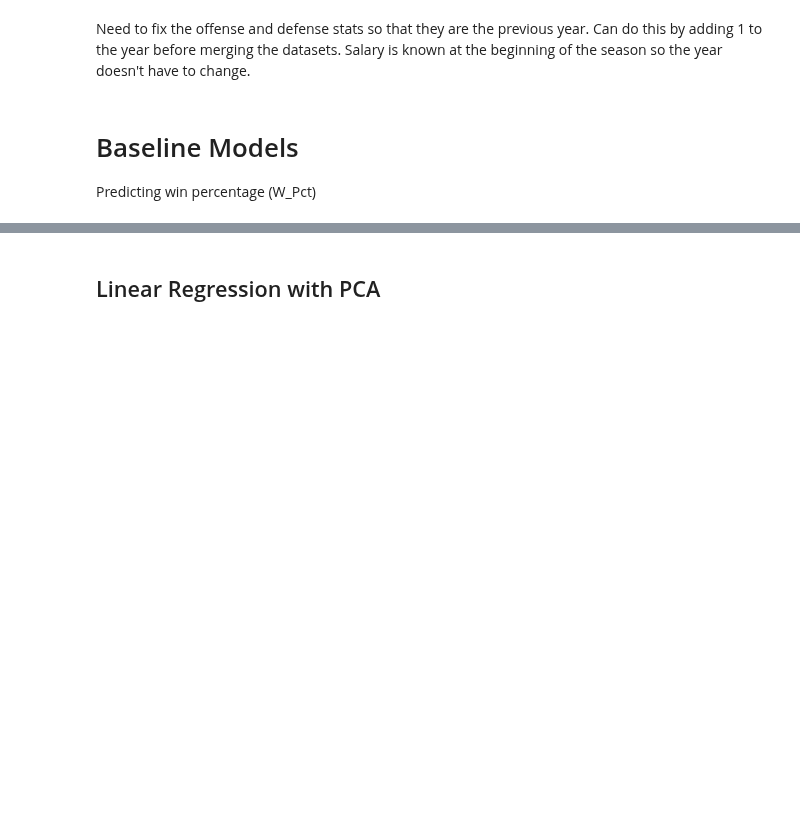
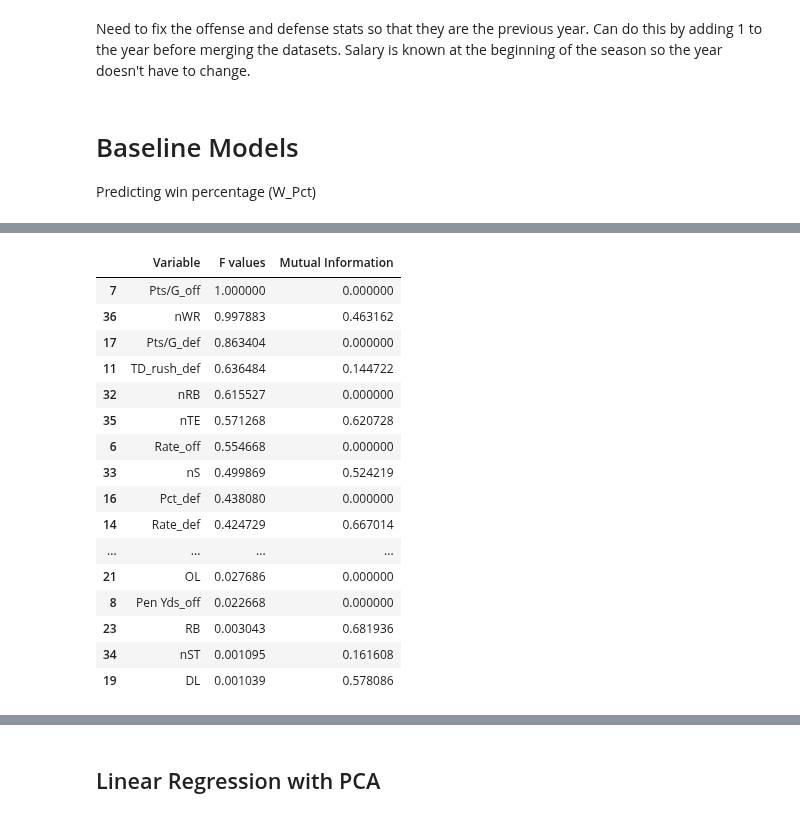
Before and after one commit to tsansom/Springboard-Data-Science, a Jupyter notebook: capstone_projects/nfl/3.1 - Predicting Win Percentage.ipynb, the cells around one changed output, grey strips where cells are left out. Drawn from its saved outputs; the diff is of its cells as text; code cells hidden in the pictures; blank space fills up the shorter version.

```diff
--- a/capstone_projects/nfl/3.1 - Predicting Win Percentage.ipynb
+++ b/capstone_projects/nfl/3.1 - Predicting Win Percentage.ipynb
@@ -108 +108,32 @@ RMSE: 0.19644550199328642
 [figure]
+# %%
+from sklearn.feature_selection import f_regression, mutual_info_regression
+
+F, _ = f_regression(X, y[target_var])
+mi = mutual_info_regression(X, y[target_var], n_neighbors=5, random_state=42)
+
+f_reg = pd.DataFrame(list(zip(X.columns, F, mi)), columns=['Variable', 'F values', 'Mutual Information'])
+
+# normalize the F values
+f_reg['F values'] /= f_reg['F values'].max()
+f_reg['Mutual Information'] /= f_reg['Mutual Information'].max()
+# %%
+f_reg.sort_values('F values', ascending=False)
+# %% [output]
+|  | Variable | F values | Mutual Information |
+| 7 | Pts/G_off | 1.000000 | 0.000000 |
+| 36 | nWR | 0.997883 | 0.463162 |
+| 17 | Pts/G_def | 0.863404 | 0.000000 |
+| 11 | TD_rush_def | 0.636484 | 0.144722 |
+| 32 | nRB | 0.615527 | 0.000000 |
+| 35 | nTE | 0.571268 | 0.620728 |
+| 6 | Rate_off | 0.554668 | 0.000000 |
+| 33 | nS | 0.499869 | 0.524219 |
+| 16 | Pct_def | 0.438080 | 0.000000 |
+| 14 | Rate_def | 0.424729 | 0.667014 |
+| ... | ... | ... | ... |
+| 21 | OL | 0.027686 | 0.000000 |
+| 8 | Pen Yds_off | 0.022668 | 0.000000 |
+| 23 | RB | 0.003043 | 0.681936 |
+| 34 | nST | 0.001095 | 0.161608 |
+| 19 | DL | 0.001039 | 0.578086 |
```
Also changed, not shown: parts of 2 cells of this notebook, 6 other files.
